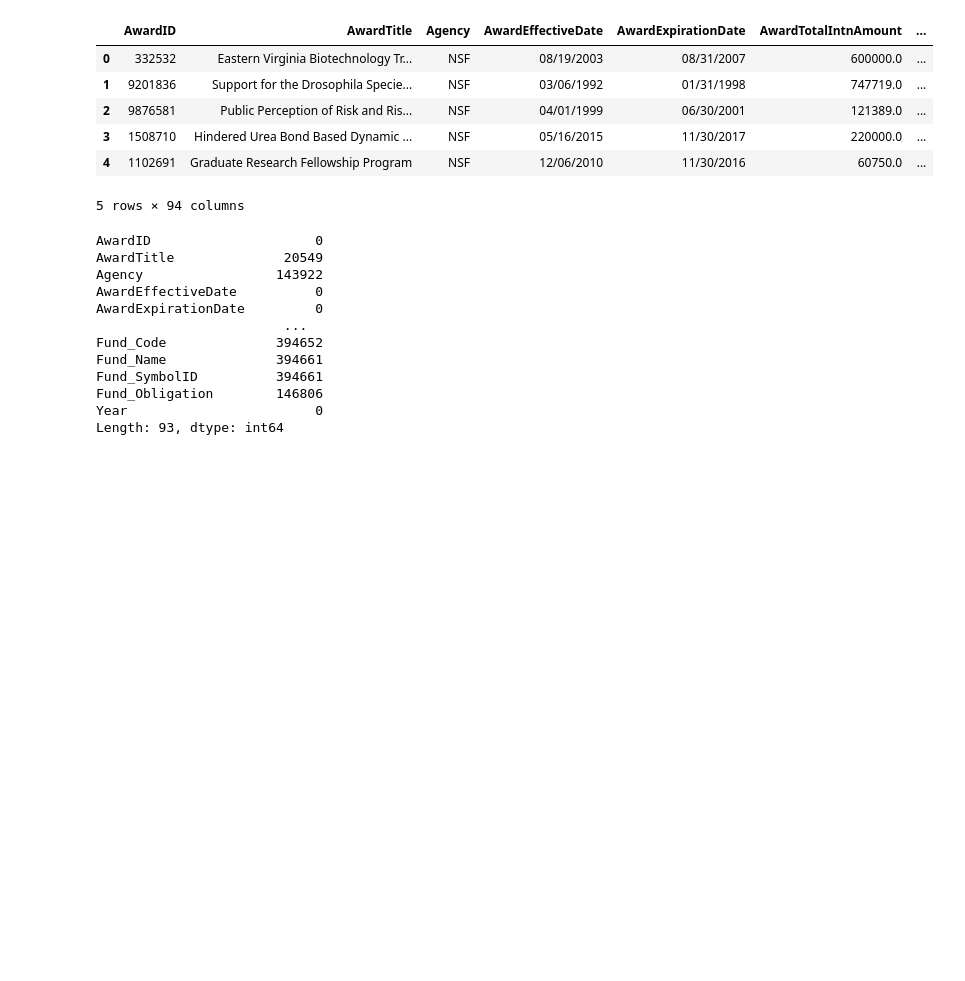
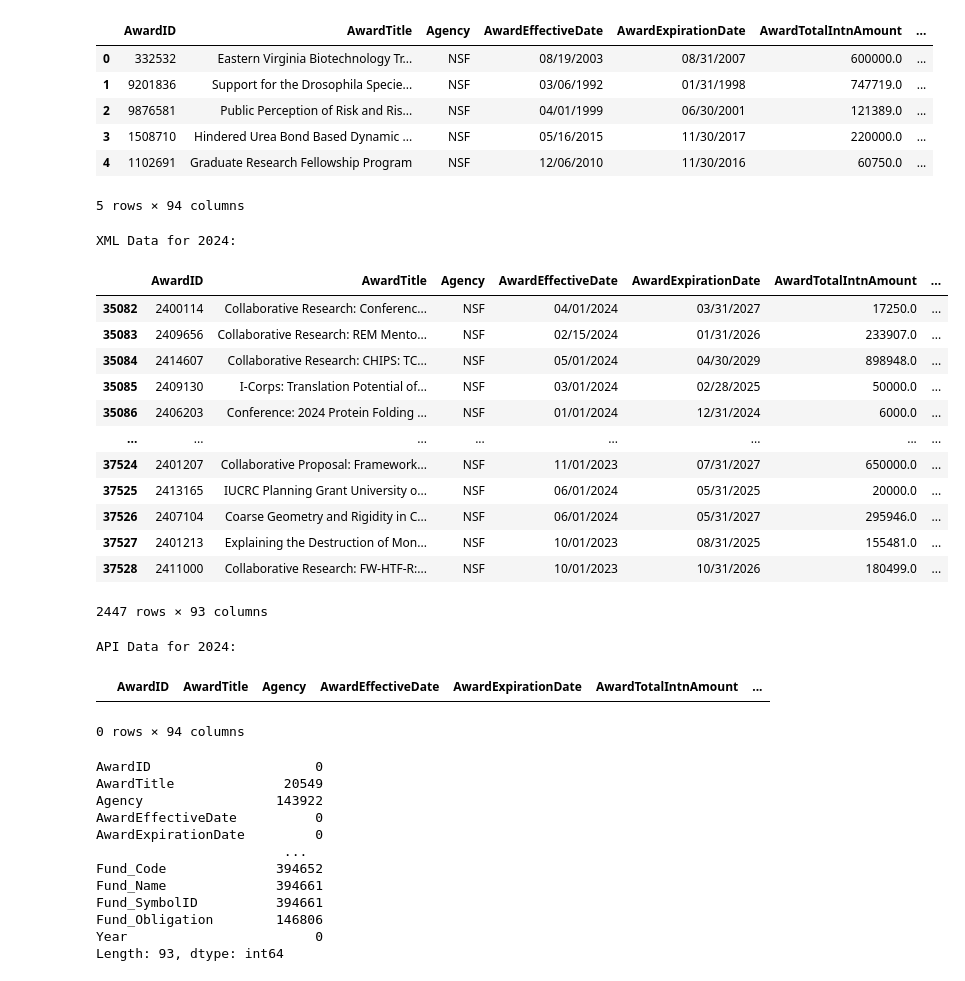
Before and after one commit to SeverinoCenter/nsf-award-extract, a Jupyter notebook: Comparing xml vs API data.ipynb, the cells around one changed output. Saved outputs shown, nothing was run; the diff lists cells and outputs as text; code cells hidden in the pictures; blank space fills up the shorter version.

```diff
--- a/Comparing xml vs API data.ipynb
+++ b/Comparing xml vs API data.ipynb
@@ -28,6 +28,34 @@ api_df.head()
 | 3 | 1508710 | Hindered Urea Bond Based Dynamic ... | NSF | 05/16/2015 | 11/30/2017 | 220000.0 | ... |
 | 4 | 1102691 | Graduate Research Fellowship Program | NSF | 12/06/2010 | 11/30/2016 | 60750.0 | ... |
 5 rows × 94 columns
+# %%
+xml_df_2024 = xml_df[xml_df['Year'] == 2024]
+api_df_2024 = api_df[api_df['Year'] == 2024]
+
+print("XML Data for 2024:")
+xml_df_2024
+# %% [output]
+XML Data for 2024:
+|  | AwardID | AwardTitle | Agency | AwardEffectiveDate | AwardExpirationDate | AwardTotalIntnAmount | ... |
+| 35082 | 2400114 | Collaborative Research: Conferenc... | NSF | 04/01/2024 | 03/31/2027 | 17250.0 | ... |
+| 35083 | 2409656 | Collaborative Research: REM Mento... | NSF | 02/15/2024 | 01/31/2026 | 233907.0 | ... |
+| 35084 | 2414607 | Collaborative Research: CHIPS: TC... | NSF | 05/01/2024 | 04/30/2029 | 898948.0 | ... |
+| 35085 | 2409130 | I-Corps: Translation Potential of... | NSF | 03/01/2024 | 02/28/2025 | 50000.0 | ... |
+| 35086 | 2406203 | Conference: 2024 Protein Folding ... | NSF | 01/01/2024 | 12/31/2024 | 6000.0 | ... |
+| ... | ... | ... | ... | ... | ... | ... | ... |
+| 37524 | 2401207 | Collaborative Proposal: Framework... | NSF | 11/01/2023 | 07/31/2027 | 650000.0 | ... |
+| 37525 | 2413165 | IUCRC Planning Grant University o... | NSF | 06/01/2024 | 05/31/2025 | 20000.0 | ... |
+| 37526 | 2407104 | Coarse Geometry and Rigidity in C... | NSF | 06/01/2024 | 05/31/2027 | 295946.0 | ... |
+| 37527 | 2401213 | Explaining the Destruction of Mon... | NSF | 10/01/2023 | 08/31/2025 | 155481.0 | ... |
+| 37528 | 2411000 | Collaborative Research: FW-HTF-R:... | NSF | 10/01/2023 | 10/31/2026 | 180499.0 | ... |
+2447 rows × 93 columns
+# %%
+print("API Data for 2024:")
+api_df_2024
+# %% [output]
+API Data for 2024:
+|  | AwardID | AwardTitle | Agency | AwardEffectiveDate | AwardExpirationDate | AwardTotalIntnAmount | ... |
+0 rows × 94 columns
 # %%
 null_values_xml_df = xml_df.isnull().sum()
 null_values_xml_df
```
